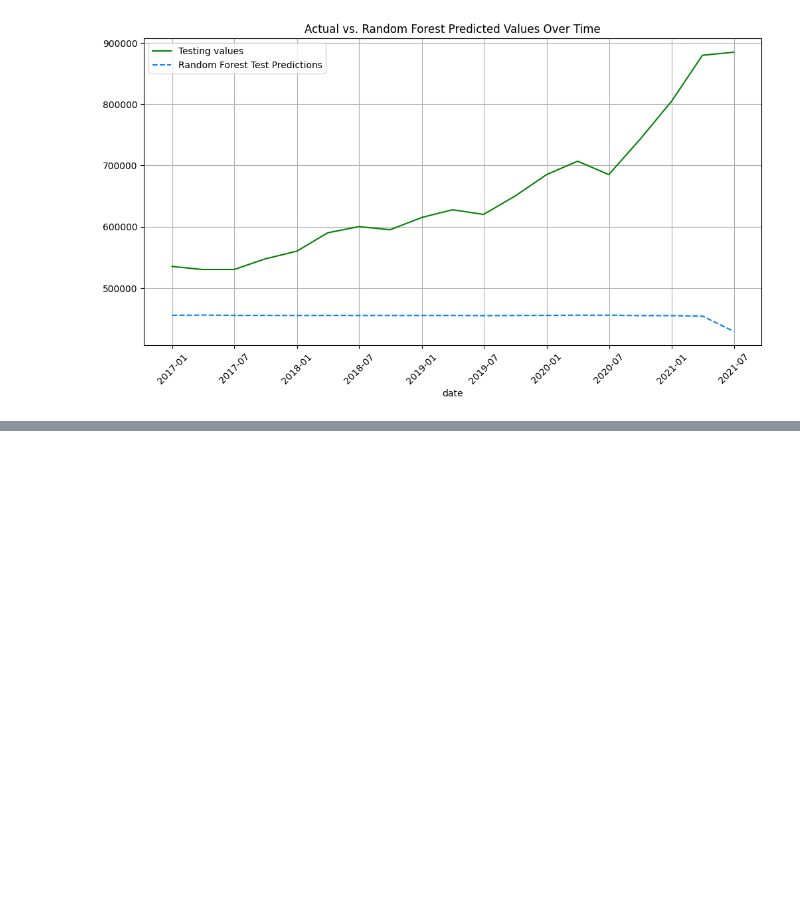
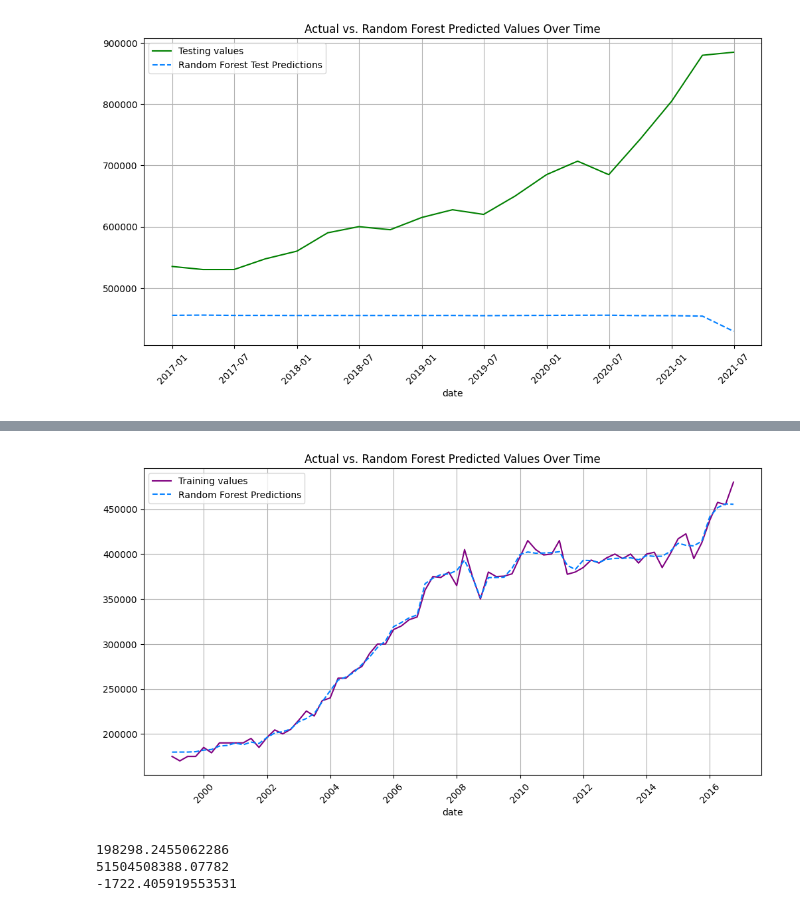
Before and after one commit to Sheepsta300/Machine-Learning-Project, a Jupyter notebook: Housing_Price_Predictor.ipynb, the cells around one changed output, grey strips where cells are left out. Cells and saved outputs as stored; diff of their text form; code cells hidden in the pictures; blank space fills up the shorter version.

```diff
--- a/Housing_Price_Predictor.ipynb
+++ b/Housing_Price_Predictor.ipynb
@@ -506,0 +560,4 @@ Note: you may need to restart the kernel to use updated packages.
+# %%
+rf_model2 = RandomForestRegressor(**random_params)
+# %%
+train, test = train_test_split(welly_expenses[shap_head], test_size=0.2, shuffle=False)
@@ -506,0 +569,2 @@ Note: you may need to restart the kernel to use updated packages.
+# %%
+welly_pred = rf_model2.predict(train.drop(columns = ['Wellington']))
@@ -506,0 +582,12 @@ Note: you may need to restart the kernel to use updated packages.
+# %%
+plt.figure(figsize=(12, 6))
+plt.plot(train.index, train.Wellington ,label='Training values', linestyle='-', color = 'purple')
+plt.plot(train.index, welly_pred, label='Random Forest Predictions', linestyle='--', color = '#007FFF')
+plt.xlabel('date')
+plt.title('Actual vs. Random Forest Predicted Values Over Time')
+plt.legend()
+plt.grid(True)
+plt.xticks(rotation=45)
+plt.show()
+# %% [output]
+[figure, added]
@@ -506,0 +596,11 @@ Note: you may need to restart the kernel to use updated packages.
+# %%
+mae_test2 = mean_absolute_error(welly_test_pred, test.Wellington)
+print(mae_test2)
+mse_test2 = mean_squared_error(welly_test_pred, test.Wellington)
+print(mse_test2)
+rmse_test2 = r2_score(welly_test_pred, test.Wellington)
+print(rmse_test2)
+# %% [output]
+198298.2455062286
+51504508388.07782
+-1722.405919553531
```
Also changed, not shown: parts of 31 cells of this notebook.
